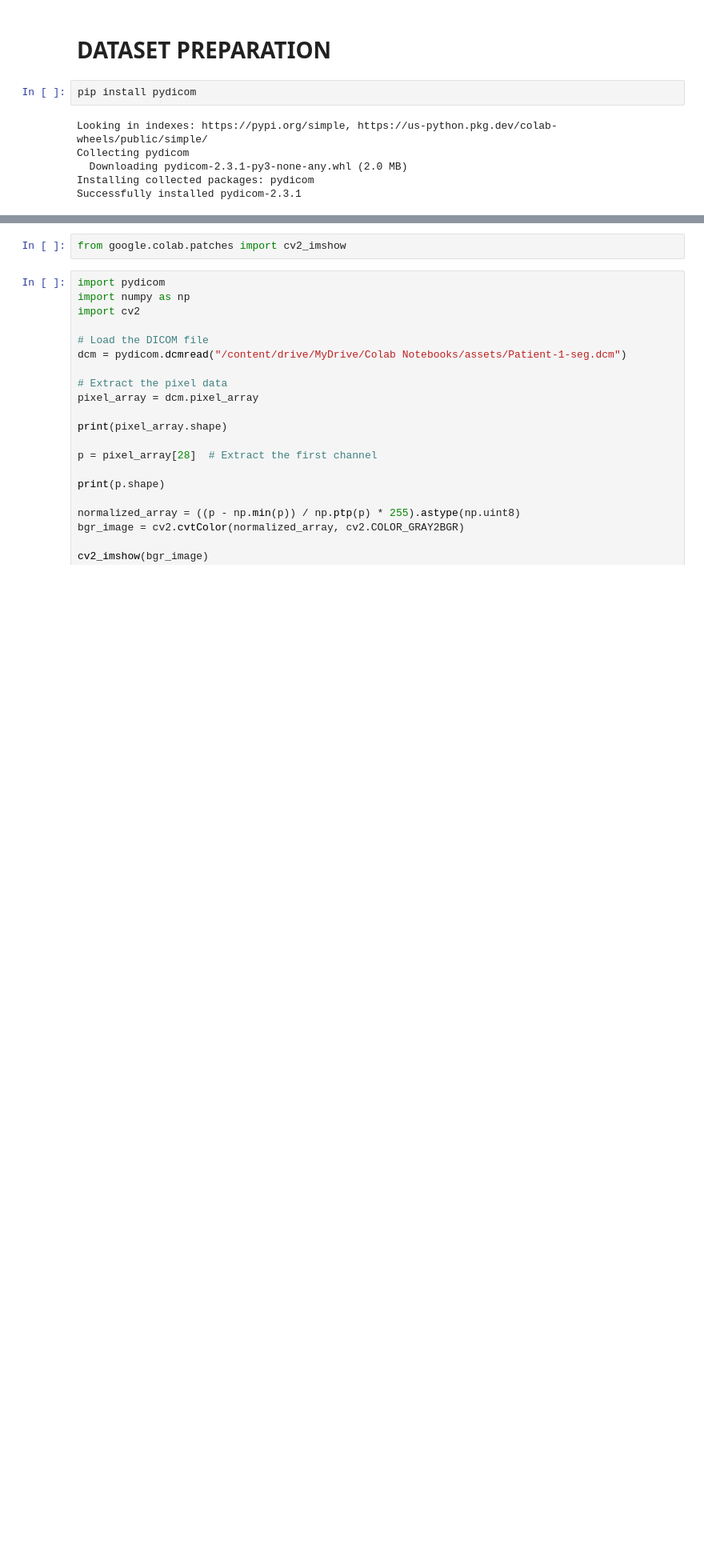
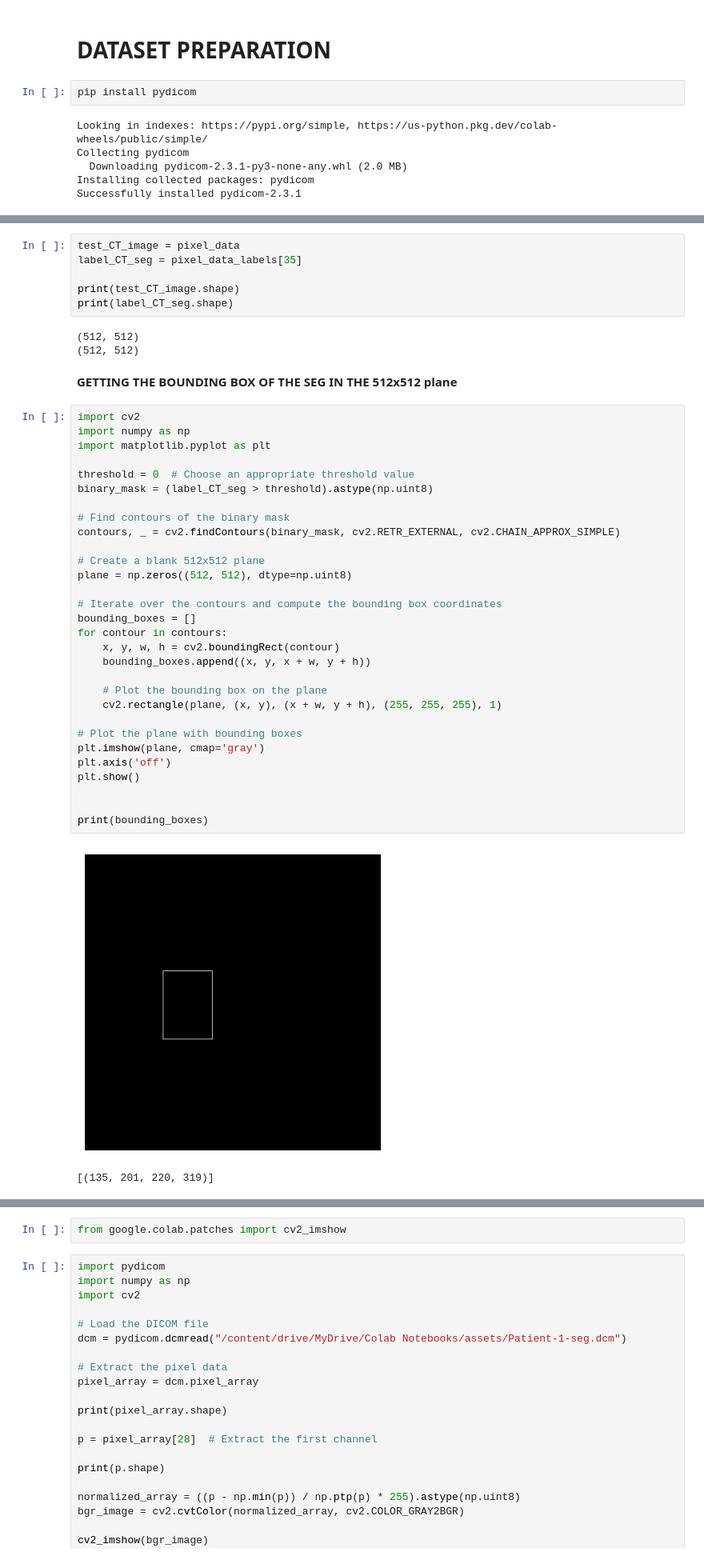
Before and after one commit to Ritwik-1/Fine-Tune-SAM, a Jupyter notebook: SAM_fine_tune.ipynb, the cells around one changed output, grey strips where cells are left out. Shown: that part at 80% size. Cells and saved outputs as stored; diff of their text form; blank space fills up the shorter version.

```diff
--- a/SAM_fine_tune.ipynb
+++ b/SAM_fine_tune.ipynb
@@ -214,0 +252,45 @@ Successfully installed pydicom-2.3.1
+# %%
+test_CT_image = pixel_data
+label_CT_seg = pixel_data_labels[35]
+
+print(test_CT_image.shape)
+print(label_CT_seg.shape)
+# %% [output]
+(512, 512)
+(512, 512)
+# %% [markdown]
+**GETTING THE BOUNDING BOX OF THE SEG
+IN THE 512x512 plane**
+# %%
+import cv2
+import numpy as np
+import matplotlib.pyplot as plt
+
+threshold = 0  # Choose an appropriate threshold value
+binary_mask = (label_CT_seg > threshold).astype(np.uint8)
+
+# Find contours of the binary mask
+contours, _ = cv2.findContours(binary_mask, cv2.RETR_EXTERNAL, cv2.CHAIN_APPROX_SIMPLE)
+
+# Create a blank 512x512 plane
+plane = np.zeros((512, 512), dtype=np.uint8)
+
+# Iterate over the contours and compute the bounding box coordinates
+bounding_boxes = []
+for contour in contours:
+    x, y, w, h = cv2.boundingRect(contour)
+    bounding_boxes.append((x, y, x + w, y + h))
+
+    # Plot the bounding box on the plane
+    cv2.rectangle(plane, (x, y), (x + w, y + h), (255, 255, 255), 1)
+
+# Plot the plane with bounding boxes
+plt.imshow(plane, cmap='gray')
+plt.axis('off')
+plt.show()
+
+
+print(bounding_boxes)
+# %% [output]
+[figure, added]
+[(135, 201, 220, 319)]
```
Also changed, not shown: parts of 19 cells of this notebook.
